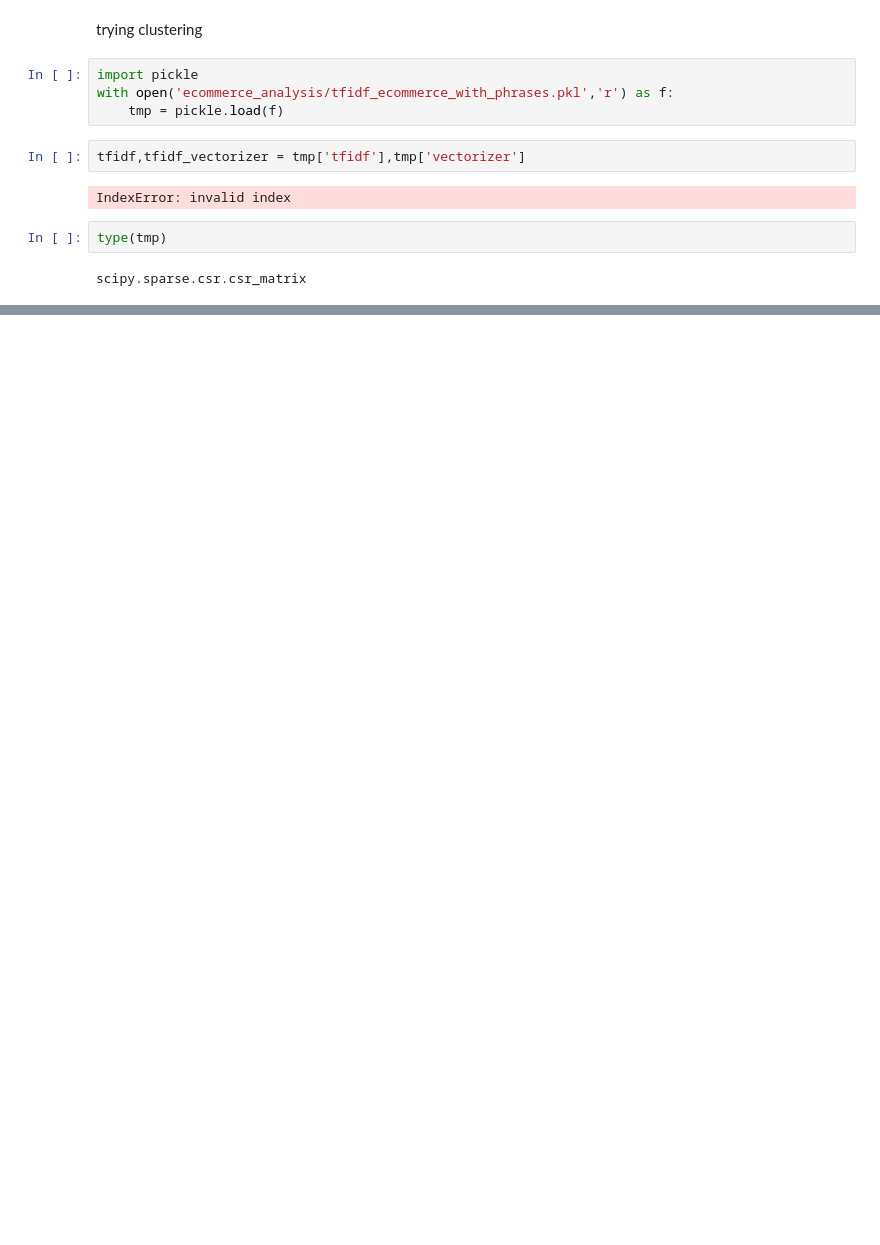
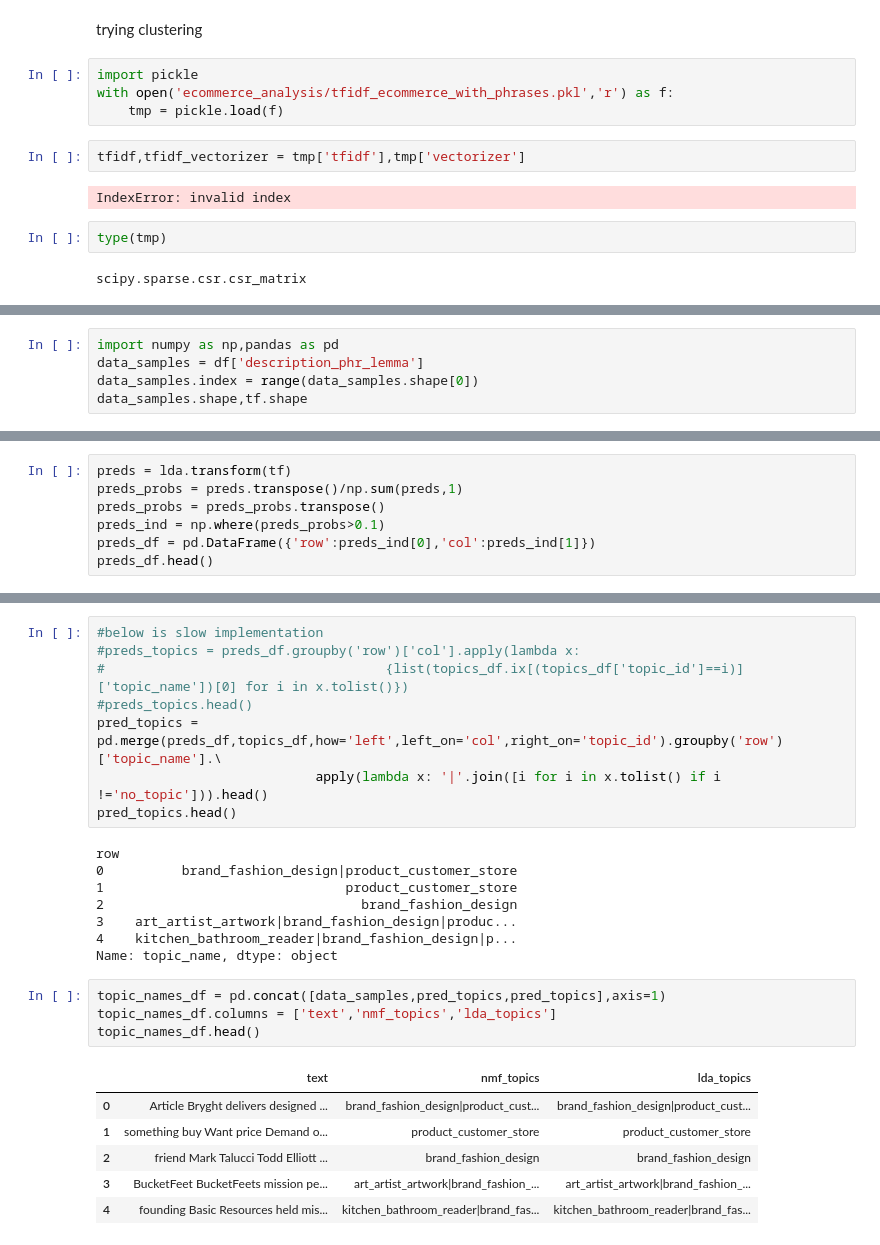
Before and after one commit to narenkumarR/nlpintelligence, a Jupyter notebook: company_analysis/ecommerce_analysis.ipynb, the cells around one changed output, grey strips where cells are left out. Cells and saved outputs as stored; diff of their text form; blank space fills up the shorter version.

```diff
--- a/company_analysis/ecommerce_analysis.ipynb
+++ b/company_analysis/ecommerce_analysis.ipynb
@@ -169,0 +335,5 @@ scipy.sparse.csr.csr_matrix
+# %%
+import numpy as np,pandas as pd
+data_samples = df['description_phr_lemma']
+data_samples.index = range(data_samples.shape[0])
+data_samples.shape,tf.shape
@@ -169,0 +342,7 @@ scipy.sparse.csr.csr_matrix
+# %%
+preds = lda.transform(tf)
+preds_probs = preds.transpose()/np.sum(preds,1)
+preds_probs = preds_probs.transpose()
+preds_ind = np.where(preds_probs>0.1)
+preds_df = pd.DataFrame({'row':preds_ind[0],'col':preds_ind[1]})
+preds_df.head()
@@ -169,0 +367,27 @@ scipy.sparse.csr.csr_matrix
+# %%
+#below is slow implementation
+#preds_topics = preds_df.groupby('row')['col'].apply(lambda x:
+#                                    {list(topics_df.ix[(topics_df['topic_id']==i)]['topic_name'])[0] for i in x.tolist()})
+#preds_topics.head()
+pred_topics = pd.merge(preds_df,topics_df,how='left',left_on='col',right_on='topic_id').groupby('row')['topic_name'].\
+                            apply(lambda x: '|'.join([i for i in x.tolist() if i !='no_topic'])).head()
+pred_topics.head()
+# %% [output]
+row
+0          brand_fashion_design|product_customer_store
+1                               product_customer_store
+2                                 brand_fashion_design
+3    art_artist_artwork|brand_fashion_design|produc...
+4    kitchen_bathroom_reader|brand_fashion_design|p...
+Name: topic_name, dtype: object
+# %%
+topic_names_df = pd.concat([data_samples,pred_topics,pred_topics],axis=1)
+topic_names_df.columns = ['text','nmf_topics','lda_topics']
+topic_names_df.head()
+# %% [output]
+|  | text | nmf_topics | lda_topics |
+| 0 | Article Bryght delivers designed ... | brand_fashion_design|product_cust... | brand_fashion_design|product_cust... |
+| 1 | something buy Want price Demand o... | product_customer_store | product_customer_store |
+| 2 | friend Mark Talucci Todd Elliott ... | brand_fashion_design | brand_fashion_design |
+| 3 | BucketFeet BucketFeets mission pe... | art_artist_artwork|brand_fashion_... | art_artist_artwork|brand_fashion_... |
+| 4 | founding Basic Resources held mis... | kitchen_bathroom_reader|brand_fas... | kitchen_bathroom_reader|brand_fas... |
```
Also changed, not shown: parts of 20 cells of this notebook, 3 other files.
